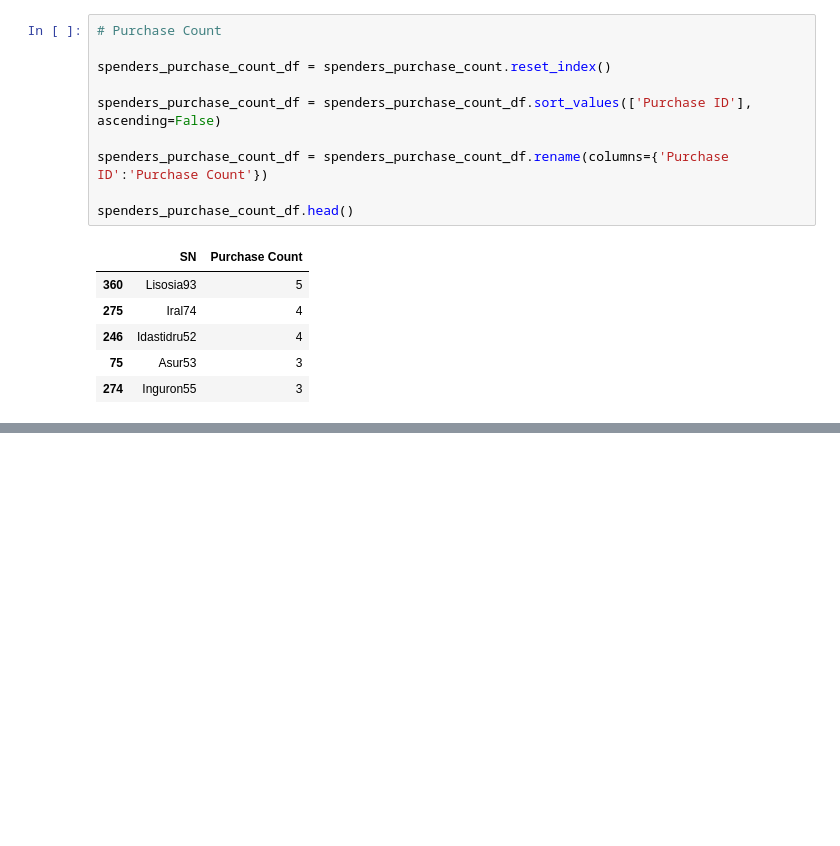
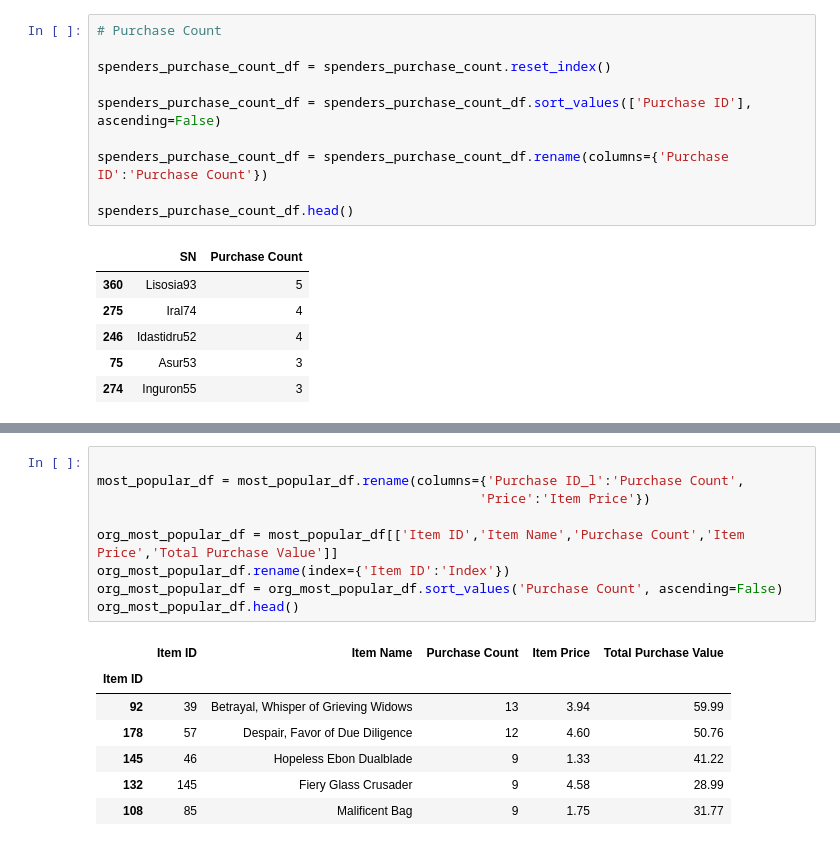
Before and after one commit to sharonpete/pandas-challenge, a Jupyter notebook: HeroesOfPymoli/heroesofpymoli.ipynb, the cells around one changed output, grey strips where cells are left out. Cells and saved outputs as stored; diff of their text form; blank space fills up the shorter version.

```diff
--- a/HeroesOfPymoli/heroesofpymoli.ipynb
+++ b/HeroesOfPymoli/heroesofpymoli.ipynb
@@ -243 +296,18 @@ spenders_purchase_count_df.head()
+# %%
+
+most_popular_df = most_popular_df.rename(columns={'Purchase ID_l':'Purchase Count',
+                                                 'Price':'Item Price'})
+
+org_most_popular_df = most_popular_df[['Item ID','Item Name','Purchase Count','Item Price','Total Purchase Value']]
+org_most_popular_df.rename(index={'Item ID':'Index'})
+org_most_popular_df = org_most_popular_df.sort_values('Purchase Count', ascending=False)
+org_most_popular_df.head()
+# %% [output]
+|  | Item ID | Item Name | Purchase Count | Item Price | Total Purchase Value |
+| Item ID |  |  |  |  |  |
+| 92 | 39 | Betrayal, Whisper of Grieving Widows | 13 | 3.94 | 59.99 |
+| 178 | 57 | Despair, Favor of Due Diligence | 12 | 4.60 | 50.76 |
+| 145 | 46 | Hopeless Ebon Dualblade | 9 | 1.33 | 41.22 |
+| 132 | 145 | Fiery Glass Crusader | 9 | 4.58 | 28.99 |
+| 108 | 85 | Malificent Bag | 9 | 1.75 | 31.77 |
 # %%
```
Also changed, not shown: parts of 7 cells of this notebook.
